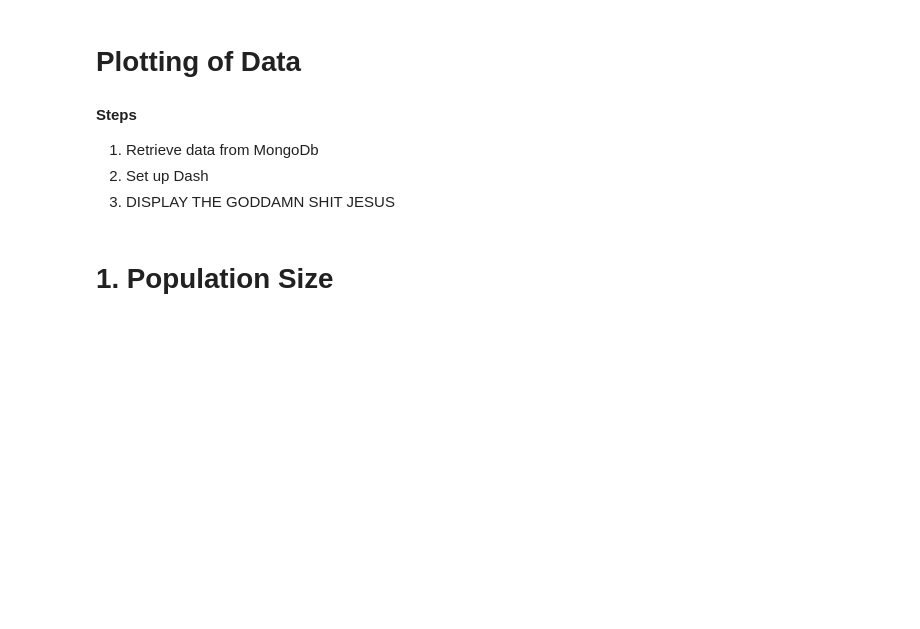
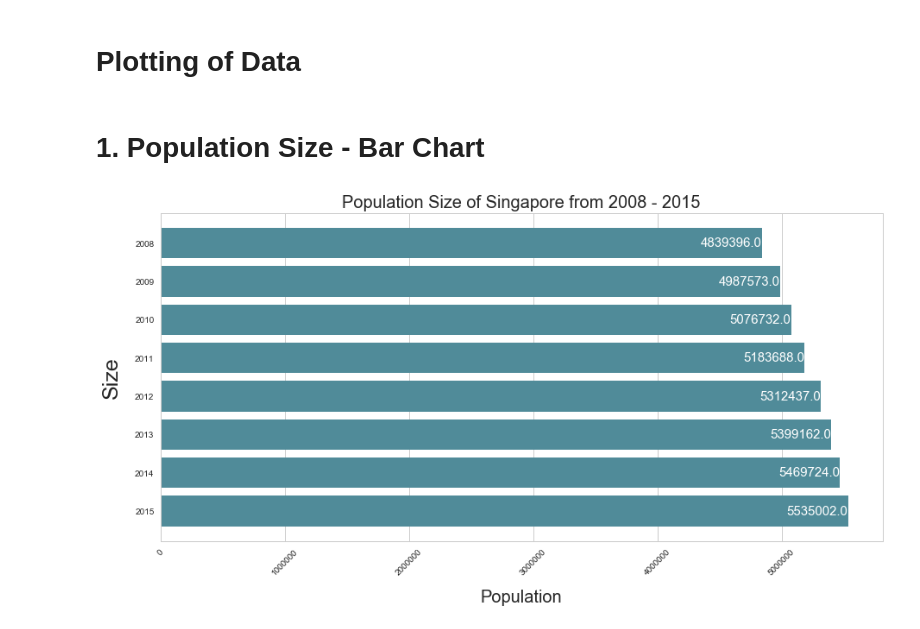
Before and after one commit to Ghos7ie/PDS_CA2, a Jupyter notebook: Graph Plotting.ipynb, the cells around one changed output. Saved outputs shown, nothing was run; the diff lists cells and outputs as text; code cells hidden in the pictures; blank space fills up the shorter version.

```diff
--- a/Graph Plotting.ipynb
+++ b/Graph Plotting.ipynb
@@ -1,9 +1,4 @@
 # %% [markdown]
 # Plotting of Data
-# %% [markdown]
-**Steps**
-1. Retrieve data from MongoDb
-2. Set up Dash
-3. DISPLAY THE GODDAMN SHIT JESUS
 # %% [markdown]
-# 1. Population Size
+# 1. Population Size - Bar Chart
@@ -50,0 +5,42 @@ if __name__ == '__main__':
+# %%
+% matplotlib inline
+import pandas as pd
+import pymongo
+from pymongo import MongoClient
+import matplotlib.pyplot as plt
+import seaborn as sns
+
+client = MongoClient()
+db = client['pds_CA2']
+
+# Retrieve data from mongoDB
+dataPopulation = pd.DataFrame(list(db.populationSize.find()))
+# rearranging the columns
+dataPopulation = dataPopulation[['year', 'population', '_id']]
+
+# Setting the axis
+x_axis = dataPopulation['year']
+y_axis = dataPopulation['population']
+
+# Plotting graph
+barChart = plt.figure(figsize = (15, 7))
+axis = barChart.add_subplot(111)## Set title
+plt.title('Population Size of Singapore from 2008 - 2015', fontsize = 20)## Set x and y labels
+plt.xlabel('Population', fontsize = 20, labelpad = 15)
+plt.ylabel('Size', fontsize = 25, labelpad = 15)## Rotate x ticks
+plt.xticks(rotation = 45)
+bar_width = 0.8# Plot horizontal bar chart
+bar1 = axis.barh(x_axis, y_axis, bar_width, color = '#508b99', label = x_axis)
+# Set 2008 to appear fisrt then 2015 the last
+axis.invert_yaxis()
+# Display value of each bar within the bar
+for i, (p, pr) in enumerate(zip(x_axis, y_axis)):
+    plt.text(s = str(pr), x = pr, y = i, color = "w",
+    verticalalignment = "center", horizontalalignment = "right", size = 15)
+
+# set style
+sns.set(style = 'whitegrid')
+axis.yaxis.grid()
+plt.show()
+# %% [output]
+[figure, added]
```
Also changed, not shown: parts of 17 cells of this notebook, 8 other files.
